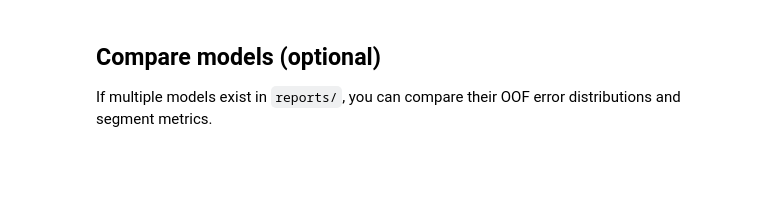
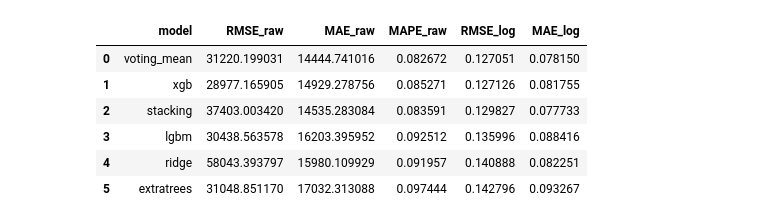
Before and after one commit to wangz99-crypto/house-prices-ml-pipeline, a Jupyter notebook: notebooks/02_model_analysis/error_analysis_oof_interactive.ipynb, the cells around one changed output. Drawn from its saved outputs; the diff is of its cells as text; code cells hidden in the pictures; blank space fills up the shorter version.

```diff
--- a/notebooks/02_model_analysis/error_analysis_oof_interactive.ipynb
+++ b/notebooks/02_model_analysis/error_analysis_oof_interactive.ipynb
@@ -249 +371,7 @@ fig2.show()
+# %%
+def nice_bin_label(interval) -> str:
+    # interval is pandas.Interval
+    left = int(interval.left)
+    right = int(interval.right)
+    return f"${left/1000:.0f}k–{right/1000:.0f}k"
 # %%
@@ -307,28 +528,30 @@ cat_col
 # %%
-if cat_col is not None:
-    g = df_full.groupby(cat_col, observed=True).agg(
-        n=("Id", "count"),
-        mae=("abs_error_raw", "mean"),
-        mape=("ape_raw", "mean"),
-        median_price=("y_true_raw", "median"),
-    ).reset_index().sort_values("mae", ascending=False)
+# ============================================
+# Cell 10 — Compare all models (OOF metrics)
+# ============================================
+def rmse_vec(x):
+    x = np.asarray(x, dtype=float)
+    return float(np.sqrt(np.mean(x**2)))
 
-    g_top = g.head(25)
-    fig = px.bar(
-        g_top,
-        x=cat_col,
-        y="mae",
-        hover_data=["n", "mape", "median_price"],
-        title=f"Top 25 {cat_col} by MAE (OOF) — {MODEL}",
-    )
-    fig.update_layout(xaxis_tickangle=-45)
-    fig.show()
+summary = []
+for m, d in oof_dfs.items():
+    summary.append({
+        "model": m,
+        "RMSE_raw": rmse_vec(d["residual_raw"]),
+        "MAE_raw": float(d["abs_error_raw"].mean()),
+        "MAPE_raw": float(d["ape_raw"].mean()),
+        "RMSE_log": rmse_vec(d["residual_log"]),
+        "MAE_log": float(d["abs_error_log"].mean()),
+    })
 
-    g_top[[cat_col, "n", "mae", "mape", "median_price"]].reset_index(drop=True)
-else:
-    print("Neighborhood not found. Pick another categorical column in df_full.columns.")
+summary_df = pd.DataFrame(summary).sort_values("RMSE_log").reset_index(drop=True)
+summary_df
+# %% [output]
+|  | model | RMSE_raw | MAE_raw | MAPE_raw | RMSE_log | MAE_log |
+| 0 | voting_mean | 31220.199031 | 14444.741016 | 0.082672 | 0.127051 | 0.078150 |
+| 1 | xgb | 28977.165905 | 14929.278756 | 0.085271 | 0.127126 | 0.081755 |
+| 2 | stacking | 37403.003420 | 14535.283084 | 0.083591 | 0.129827 | 0.077733 |
+| 3 | lgbm | 30438.563578 | 16203.395952 | 0.092512 | 0.135996 | 0.088416 |
+| 4 | ridge | 58043.393797 | 15980.109929 | 0.091957 | 0.140888 | 0.082251 |
+| 5 | extratrees | 31048.851170 | 17032.313088 | 0.097444 | 0.142796 | 0.093267 |
-# %% [markdown]
-## Compare models (optional)
-
-If multiple models exist in `reports/`, you can compare their OOF error distributions and segment metrics.
 # %%
```
Also changed, not shown: parts of 23 cells of this notebook, 4 other files.
